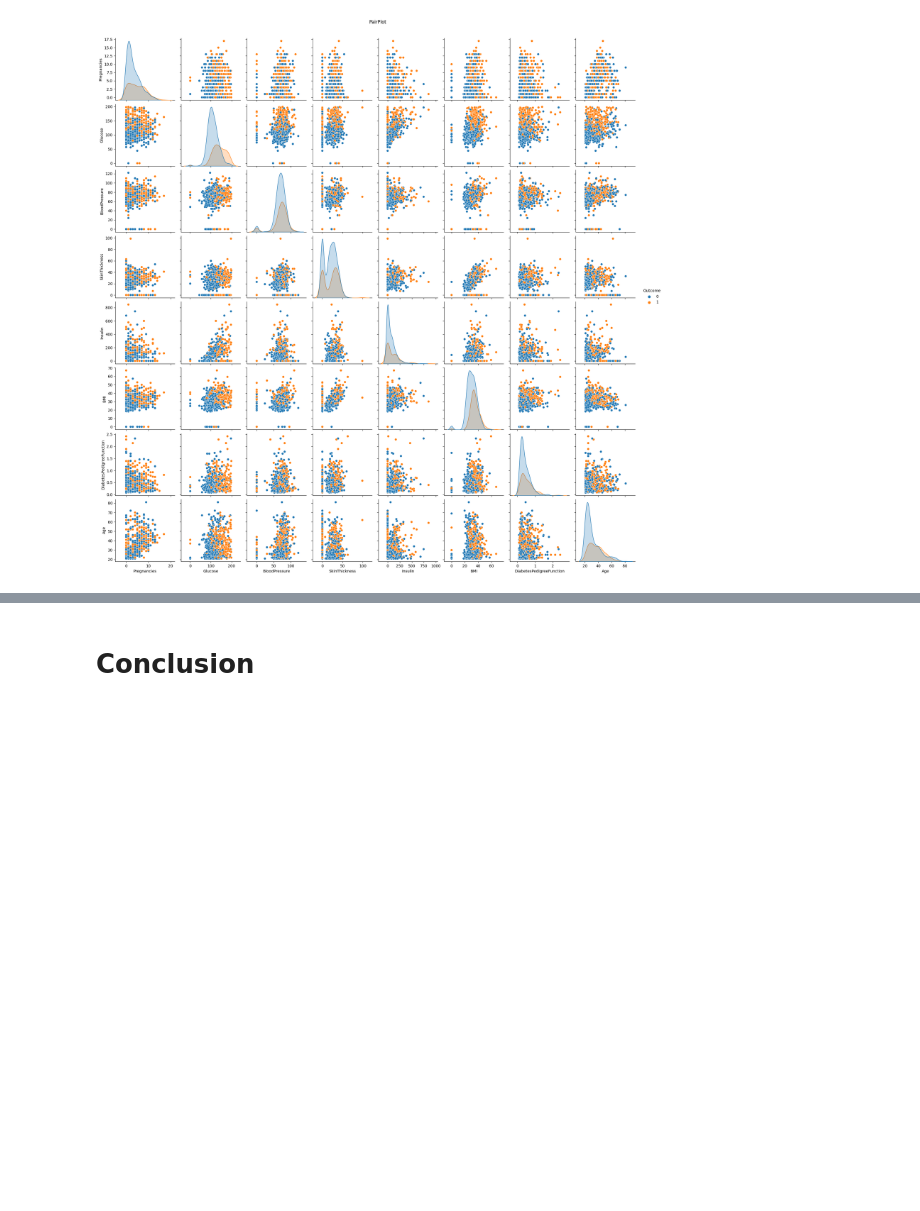
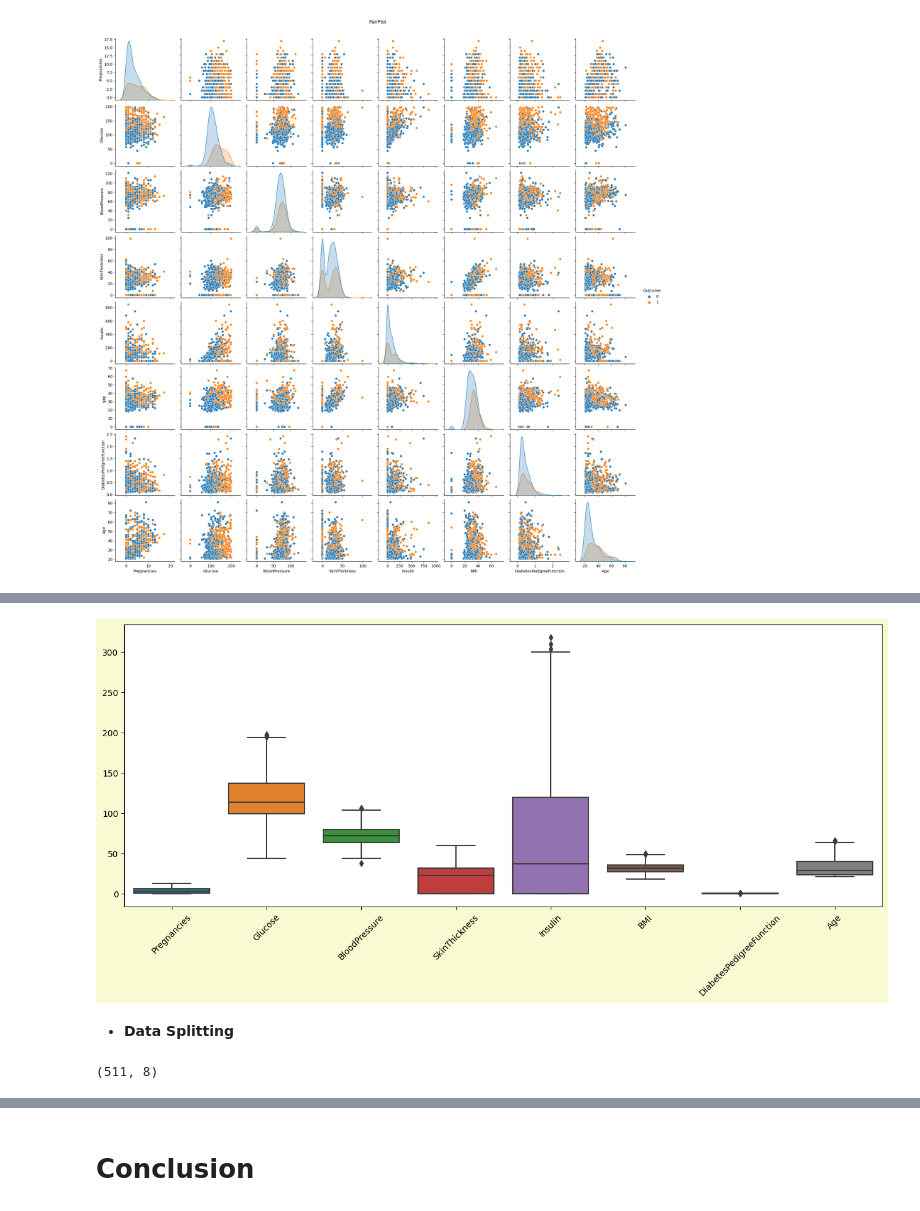
Before and after one commit to hmarathe420/Diabetes_Prediction, a Jupyter notebook: Diabetes_Prediction.ipynb, the cells around one changed output, grey strips where cells are left out. Cells and saved outputs as stored; diff of their text form; code cells hidden in the pictures; blank space fills up the shorter version.

```diff
--- a/Diabetes_Prediction.ipynb
+++ b/Diabetes_Prediction.ipynb
@@ -269,0 +286,20 @@ plt.show();
+# %%
+# Calculate the lower and upper bounds for clipping
+Q1 = df.quantile(0.25)
+Q3 = df.quantile(0.75)
+IQR = Q3 - Q1
+lower_bound = Q1 - 1.5 * IQR
+upper_bound = Q3 + 1.5 * IQR
+
+# Identify outliers
+outliers = ((df < lower_bound) | (df > upper_bound)).any(axis=1)
+# Remove rows with outliers
+df = df[~outliers]
+# %%
+# Boxplot after handling the outliers
+plt.figure(figsize = (16,6), facecolor = 'lightgoldenrodyellow')
+sns.boxplot(data=df.drop('Outcome', axis=1))
+plt.xticks(rotation=45)
+plt.show()
+# %% [output]
+[figure, added]
@@ -269,0 +314,2 @@ plt.show();
+# %% [markdown]
+* **Data Splitting**
@@ -269,0 +319,5 @@ plt.show();
+# %%
+# Train shape
+x_train.shape
+# %% [output]
+(511, 8)
```
Also changed, not shown: parts of 23 cells of this notebook.
